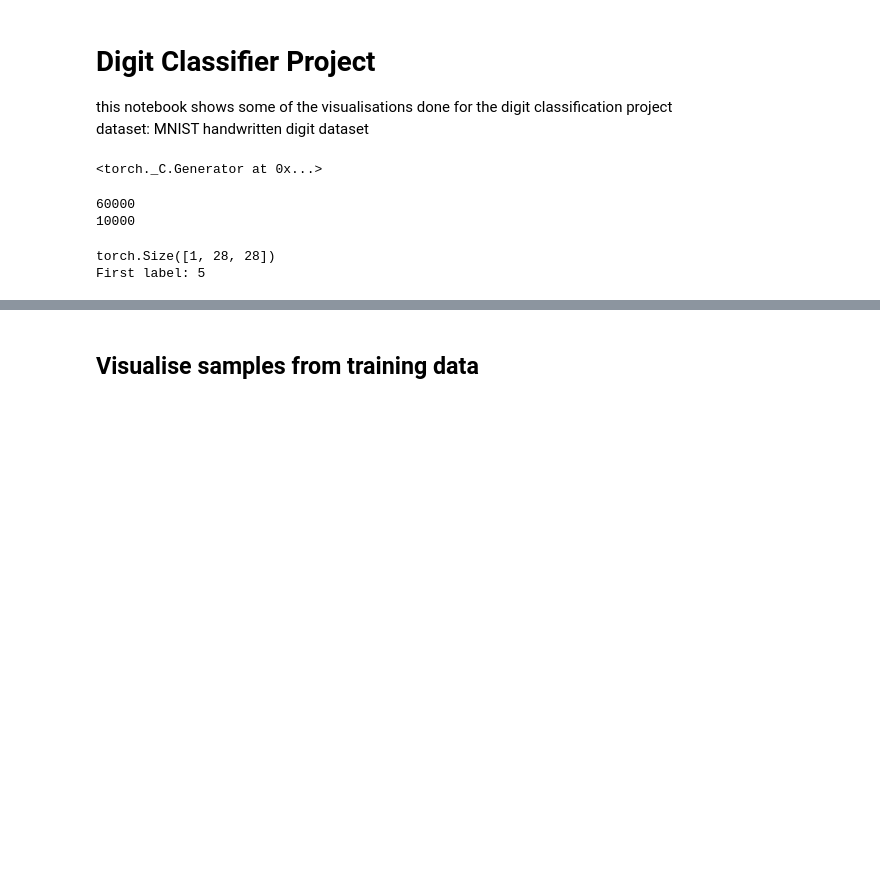
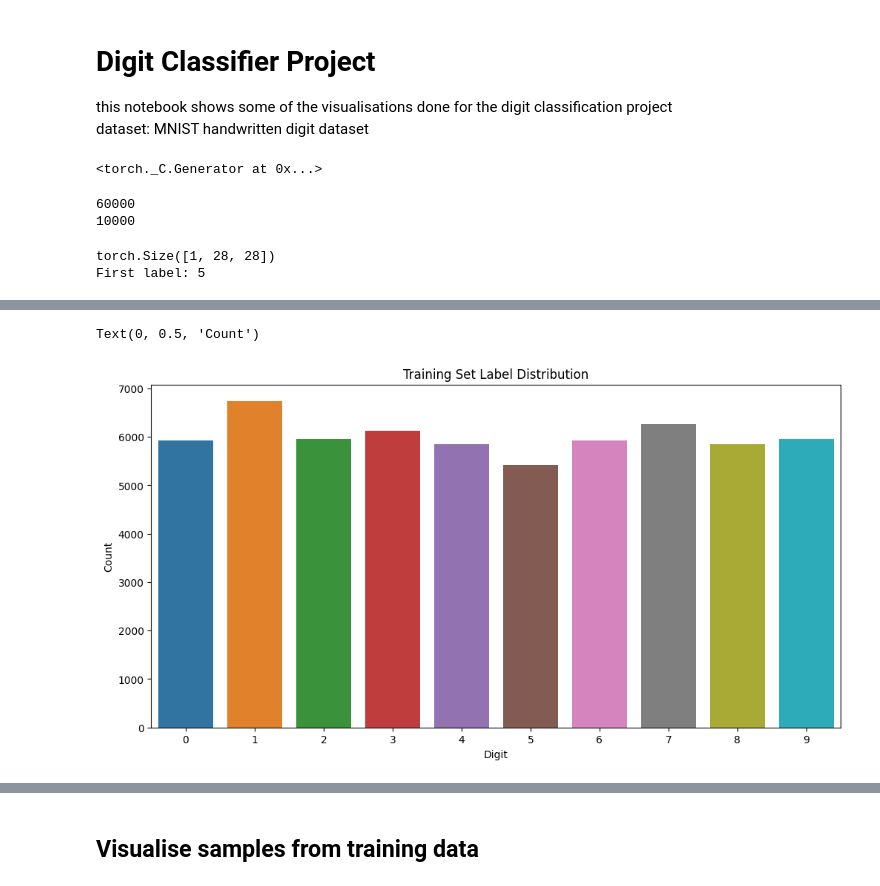
Before and after one commit to yuhuicaoo/Digit-Classifier-Project, a Jupyter notebook: visualisations.ipynb, the cells around one changed output, grey strips where cells are left out. Cells and saved outputs as stored; diff of their text form; code cells hidden in the pictures; blank space fills up the shorter version.

Commit message:
distribution visualisations
added distributions for the labels for both train and test datasets

```diff
--- a/visualisations.ipynb
+++ b/visualisations.ipynb
@@ -50,0 +51,5 @@ train_loader, val_loader, test_loader = load_data(batch_size=100)
+# %%
+from collections import Counter
+
+num_train_labels = Counter([label for _, label in train_dset])
+num_test_labels = Counter([label for _, label in test_dset])
@@ -50,0 +82,9 @@ train_loader, val_loader, test_loader = load_data(batch_size=100)
+# %%
+plt.figure(figsize=(12,6))
+sns.barplot(x=list(num_train_labels.keys()), y=list(num_train_labels.values()))
+plt.title("Training Set Label Distribution")
+plt.xlabel("Digit")
+plt.ylabel("Count")
+# %% [output]
+Text(0, 0.5, 'Count')
+[figure, added]
```
Also changed, not shown: parts of 11 cells of this notebook.
